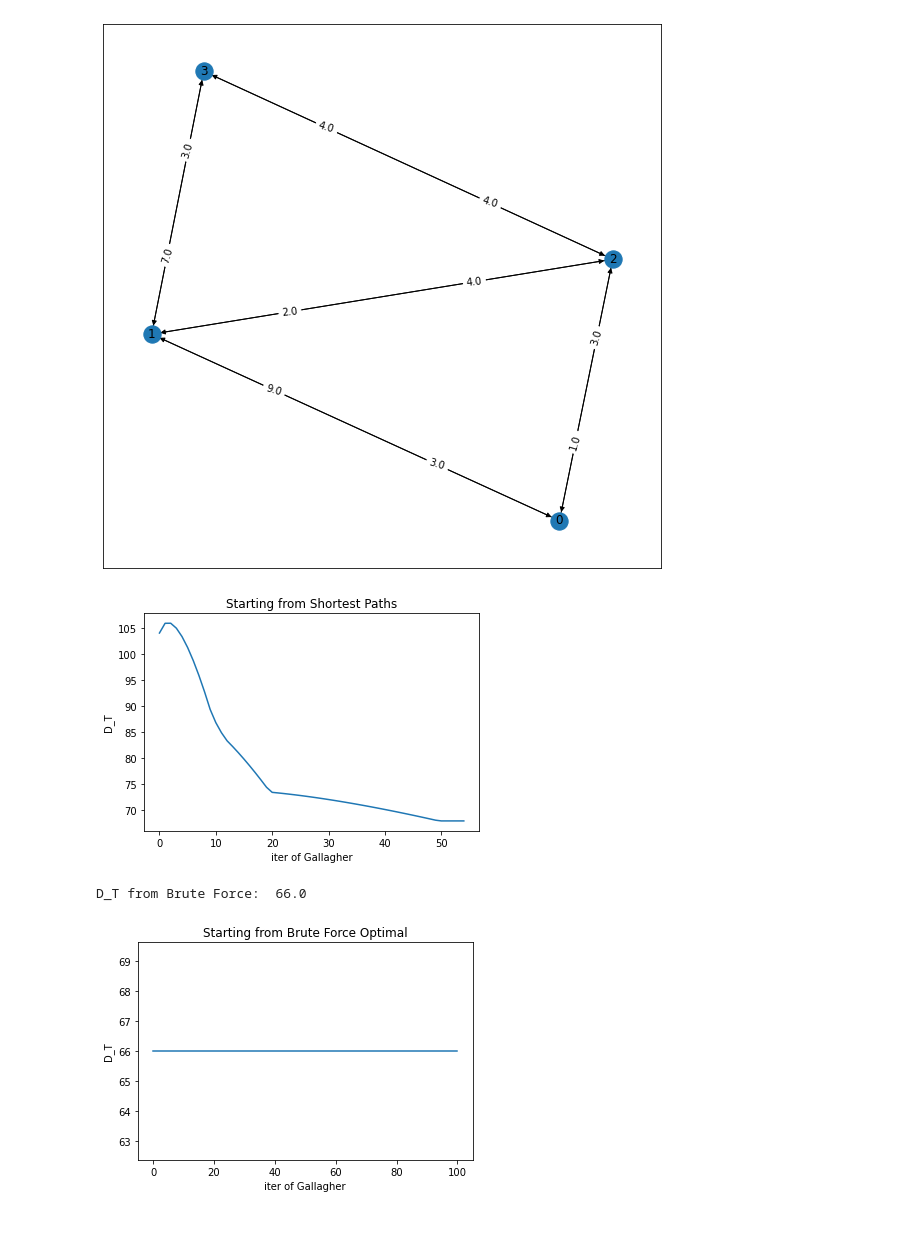
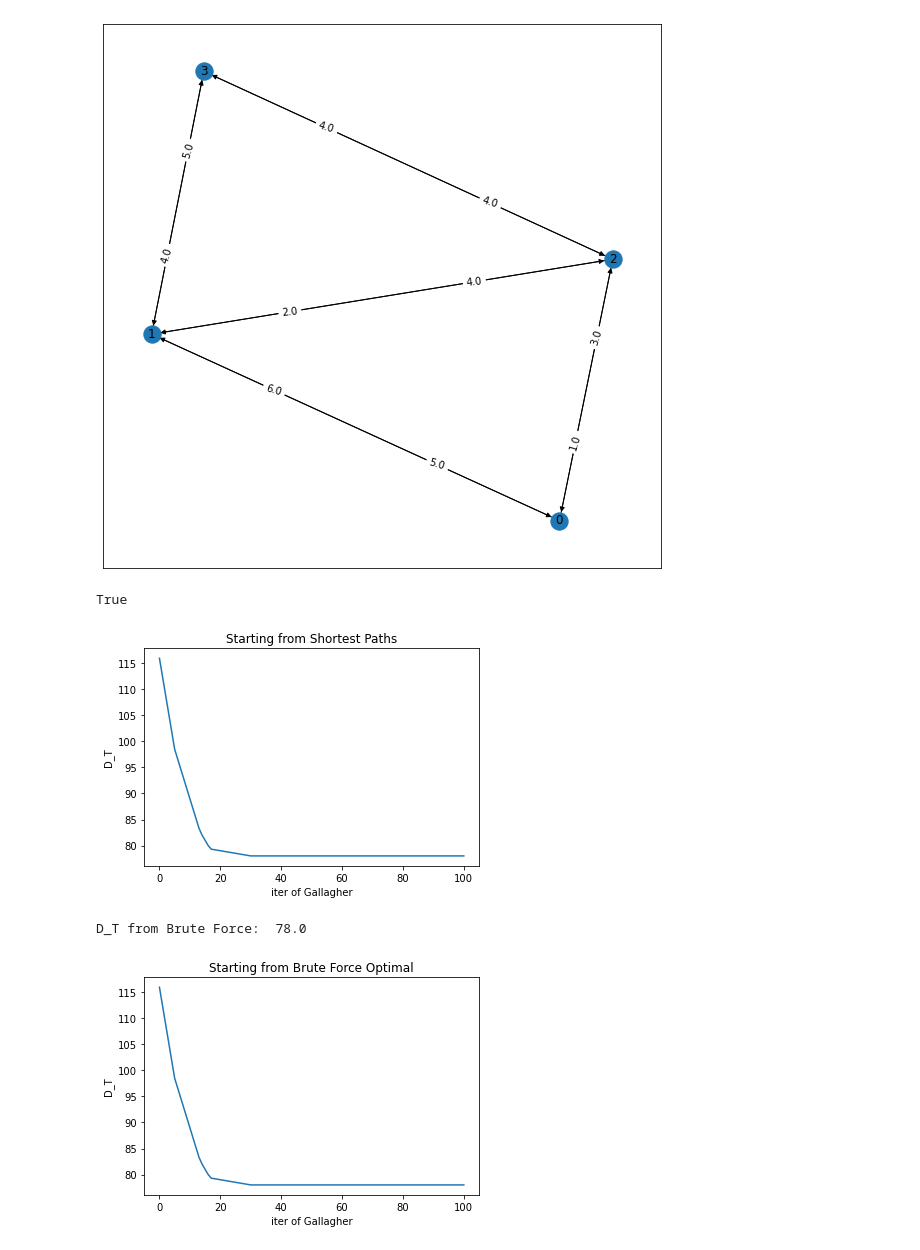
Before and after one commit to akshayyeluri/RoutingAlgos, a Jupyter notebook: integer_testing.ipynb, the cells around one changed output. Drawn from its saved outputs; the diff is of its cells as text; code cells hidden in the pictures.

```diff
--- a/integer_testing.ipynb
+++ b/integer_testing.ipynb
@@ -10,7 +10,7 @@ import numpy as np
 import matplotlib.pyplot as plt
 import pickle
 # %%
-eta = 1
+eta = 0.1
 # %%
 # From Params
 seed = 11
@@ -32,27 +32,29 @@ plt.gcf().set_size_inches(10, 10)
 # %% [output]
 [figure]
 # %%
-scores = iterGallagher(G, eta=eta)
+scores = iterGallagher(G, nTrials=100, eta=eta)
 
 plt.plot(scores);
 plt.xlabel('iter of Gallagher'); plt.ylabel('D_T'); plt.title('Starting from Shortest Paths');
+convergenceConditions(G)
 # %% [output]
+True
-[figure, old version]
+[figure, new version]
 # %%
-#G = netFromPickle('4_node.pkl')
-#phi_best = integerRoutingPhi(G)
-#with open('p_best.pkl', 'wb') as f:
-#    pickle.dump(phi_best, f)
+G = netFromPickle('4_node.pkl')
+phi_best = integerRoutingPhi(G)
+with open('p_best.pkl', 'wb') as f:
+    pickle.dump(phi_best, f)
 # %%
-G = netFromPickle('4_node.pkl')
+G2 = netFromPickle('4_node.pkl')
 with open('p_best.pkl', 'rb') as f:
-    G.setPhi(pickle.load(f))
+    G2.setPhi(pickle.load(f))
 
-print('D_T from Brute Force: ', G.D_T())
+print('D_T from Brute Force: ', G2.D_T())
 
-scores = iterGallagher(G, nTrials=100, eta=eta)
+#scores = iterGallagher(G2, nTrials=100, eta=eta)
 plt.plot(scores);
 plt.xlabel('iter of Gallagher'); plt.ylabel('D_T'); plt.title('Starting from Brute Force Optimal');
 # %% [output]
-D_T from Brute Force:  66.0
+D_T from Brute Force:  78.0
-[figure, old version]
+[figure, new version]
```
Also changed, not shown: parts of 7 cells of this notebook, 8 other files.
